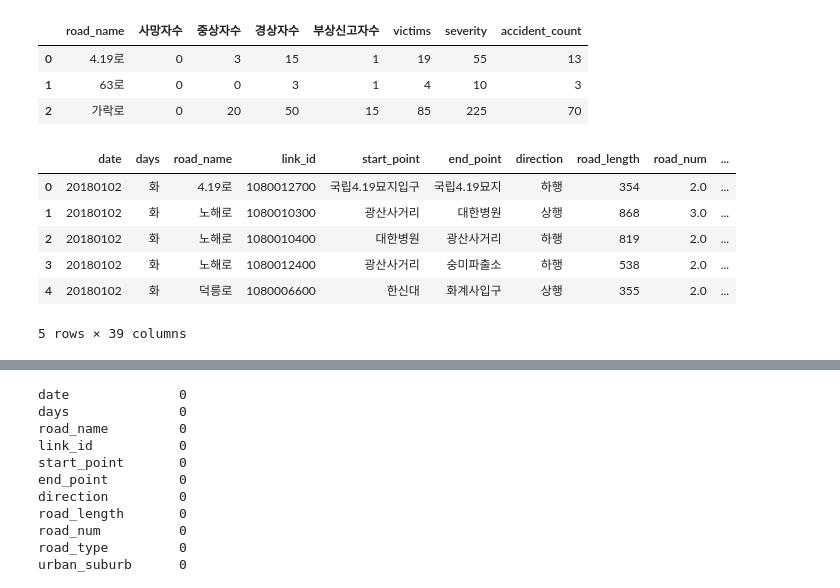
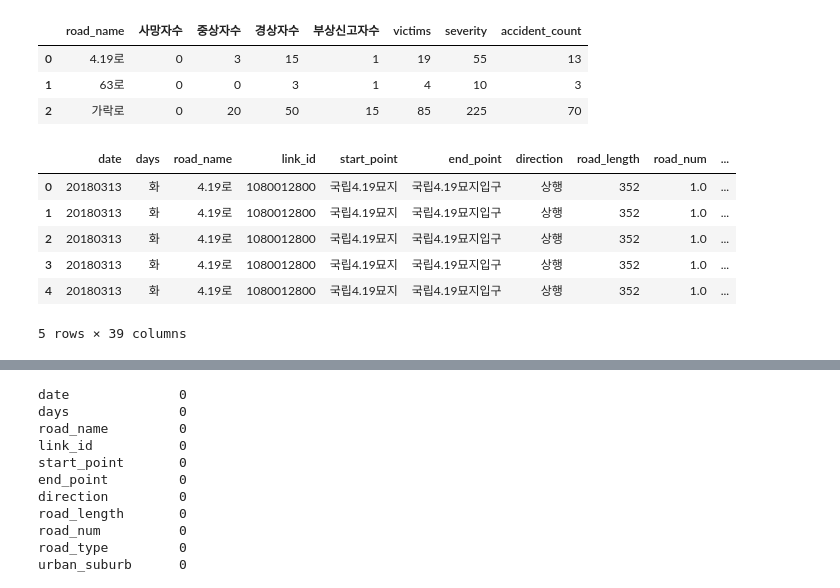
Before and after one commit to miniii222/Datamining_project, a Jupyter notebook: traffic/pre_final_data_mere.ipynb, the cells around one changed output, grey strips where cells are left out. Cells and saved outputs as stored; diff of their text form; code cells hidden in the pictures.

Commit message:
final merge

```diff
--- a/traffic/pre_final_data_mere.ipynb
+++ b/traffic/pre_final_data_mere.ipynb
@@ -7,0 +11,5 @@ os.listdir('../data/final')
+# %%
+carspeed1 = pd.read_csv('../data/final/carspeed.csv')
+carspeed2 = pd.read_csv('../data/final/car_speed_36912.csv')
+print('shape 1 : ', carspeed1.shape)
+print('shape 2 : ', carspeed2.shape)
@@ -8,6 +19,6 @@ os.listdir('../data/final')
 # %%
-carspeed1 = pd.read_csv('../data/final/carspeed_14710.csv')
-carspeed2 = pd.read_csv('../data/final/carspeed_25811.csv')
+#carspeed1 = pd.read_csv('../data/final/carspeed_14710.csv')
+#carspeed2 = pd.read_csv('../data/final/carspeed_25811.csv')
 # %%
 print('shape 1 : ', carspeed1.shape)
 print('shape 2 : ', carspeed2.shape)
@@ -91,5 +107,5 @@ carspeed.head(3)
 3 rows × 31 columns
 # %%
-carspeed = pd.merge(carspeed, intersection, how = 'left', left_on = ['road_name','direction'], right_on = ['road_name','direction'])
-carspeed.shape
+carspeed2 = pd.merge(carspeed2, intersection, how = 'left', left_on = ['road_name','direction'], right_on = ['road_name','direction'])
+carspeed2.shape
 # %% [output]
@@ -128,14 +144,14 @@ accident_new.head(3)
 | 1 | 63로 | 0 | 0 | 3 | 1 | 4 | 10 | 3 |
 | 2 | 가락로 | 0 | 20 | 50 | 15 | 85 | 225 | 70 |
 # %%
-carspeed = pd.merge(carspeed, accident_new, how = 'left', left_on = ['road_name'], right_on = ['road_name'])
-carspeed.head()
+carspeed2 = pd.merge(carspeed2, accident_new, how = 'left', left_on = ['road_name'], right_on = ['road_name'])
+carspeed2.head()
 # %% [output]
 |  | date | days | road_name | link_id | start_point | end_point | direction | road_length | road_num | ... |
-| 0 | 20180102 | 화 | 4.19로 | 1080012700 | 국립4.19묘지입구 | 국립4.19묘지 | 하행 | 354 | 2.0 | ... |
-| 1 | 20180102 | 화 | 노해로 | 1080010300 | 광산사거리 | 대한병원 | 상행 | 868 | 3.0 | ... |
-| 2 | 20180102 | 화 | 노해로 | 1080010400 | 대한병원 | 광산사거리 | 하행 | 819 | 2.0 | ... |
-| 3 | 20180102 | 화 | 노해로 | 1080012400 | 광산사거리 | 숭미파출소 | 하행 | 538 | 2.0 | ... |
-| 4 | 20180102 | 화 | 덕릉로 | 1080006600 | 한신대 | 화계사입구 | 상행 | 355 | 2.0 | ... |
+| 0 | 20180313 | 화 | 4.19로 | 1080012800 | 국립4.19묘지 | 국립4.19묘지입구 | 상행 | 352 | 1.0 | ... |
+| 1 | 20180313 | 화 | 4.19로 | 1080012800 | 국립4.19묘지 | 국립4.19묘지입구 | 상행 | 352 | 1.0 | ... |
+| 2 | 20180313 | 화 | 4.19로 | 1080012800 | 국립4.19묘지 | 국립4.19묘지입구 | 상행 | 352 | 1.0 | ... |
+| 3 | 20180313 | 화 | 4.19로 | 1080012800 | 국립4.19묘지 | 국립4.19묘지입구 | 상행 | 352 | 1.0 | ... |
+| 4 | 20180313 | 화 | 4.19로 | 1080012800 | 국립4.19묘지 | 국립4.19묘지입구 | 상행 | 352 | 1.0 | ... |
 5 rows × 39 columns
 # %%
```
Also changed, not shown: parts of 41 cells of this notebook.
